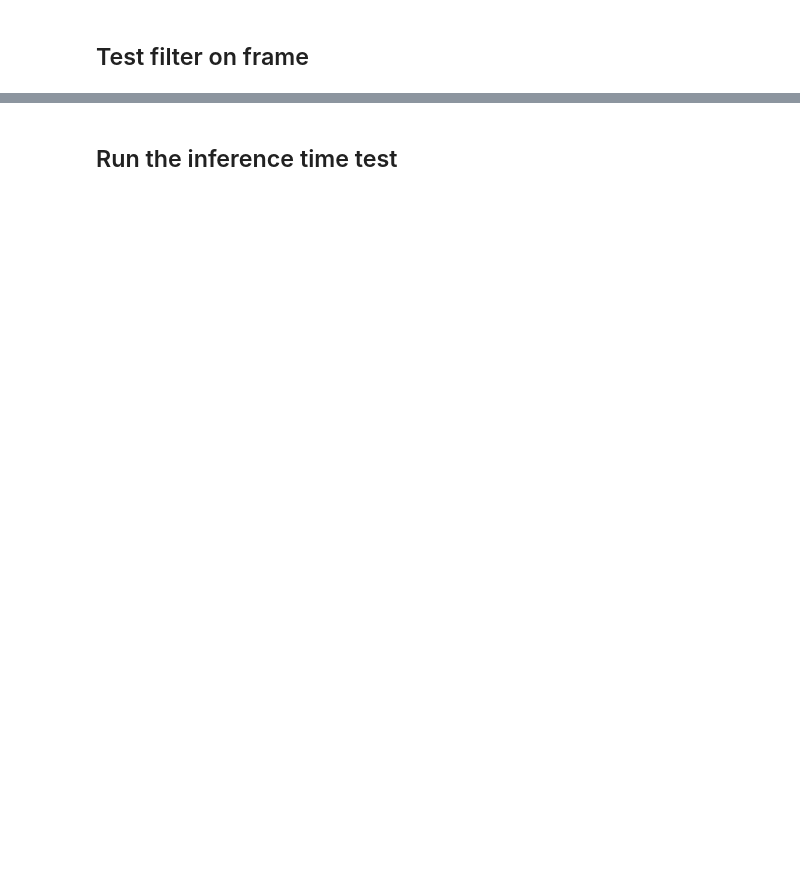
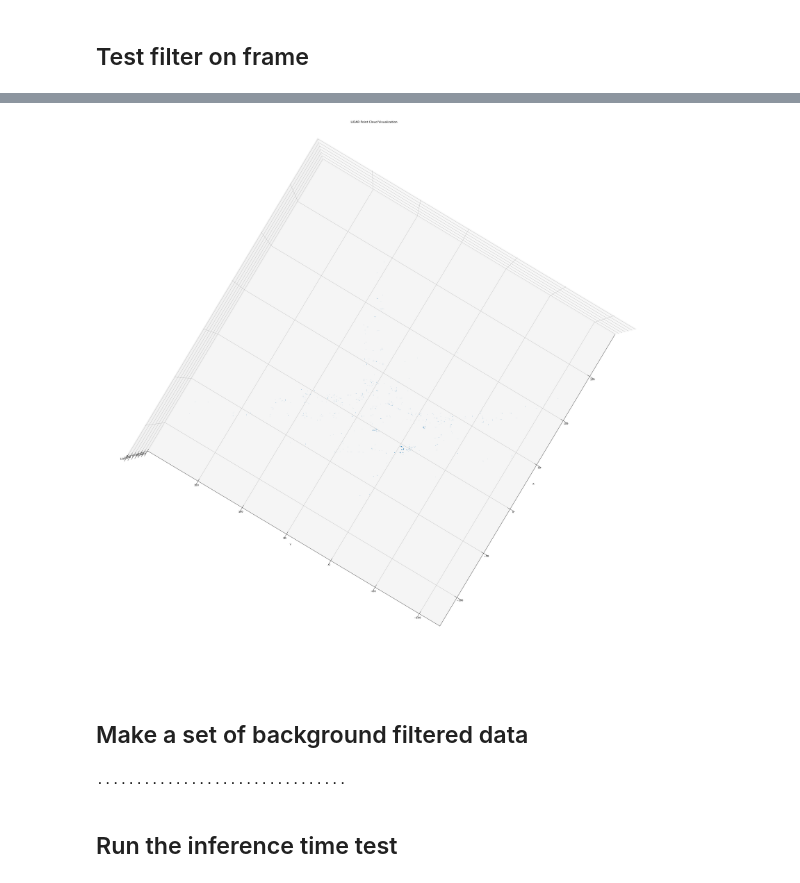
Before and after one commit to CalTransProject/3D-Vehicle-Detection-PointPillars, a Jupyter notebook: server_scripts/filter_time_tests_pcap.ipynb, the cells around one changed output, grey strips where cells are left out. Saved outputs shown, nothing was run; the diff lists cells and outputs as text; code cells hidden in the pictures; blank space fills up the shorter version.

Commit message:
Test new filter

```diff
--- a/server_scripts/filter_time_tests_pcap.ipynb
+++ b/server_scripts/filter_time_tests_pcap.ipynb
@@ -703,0 +731,23 @@ plt.show()
+# %%
+def filter_frame(frame):
+    filtered_frame = []
+    # For each point in that frame
+    for point in frame:
+    #     print(point)
+        laser_id = point['laser_id']
+        azimuth_deg = point['azimuth']
+        distance = point['distance']
+        azimuth_idx = int(round(azimuth_deg * 100)) % 36000
+
+        # Find the background distance
+        background_distance = populated_lookup_table[laser_id, azimuth_idx]
+
+        # Compare to distance in map
+        if distance < background_distance - 0.1:
+            # save if the point is closer
+            filtered_frame.append(point)
+
+    # Create a DataFrame from the list of points
+    return pd.DataFrame(filtered_frame, columns=['x', 'y', 'z', 'intensity'])
+# %%
+points_df = filter_frame(test_frames[6])
@@ -703,0 +774,26 @@ plt.show()
+# %%
+# Create a 3D scatter plot
+fig = plt.figure(figsize=(40, 40))
+ax = fig.add_subplot(111, projection='3d')
+
+# Plot a subset if there are too many points
+idx = np.random.choice(len(x_valid), size=100000, replace=False)
+ax.scatter(points_df['x'], points_df['y'], points_df['z'], s=0.1, marker=',')
+# ax.scatter(x_valid, y_valid, z_valid, s=0.1)  # Adjust 's' for point size
+
+ax.set_xlabel('X')
+ax.set_ylabel('Y')
+ax.set_zlabel('Z')
+plt.title('LiDAR Point Cloud Visualization')
+
+# Adjust the view angle if needed
+ax.view_init(elev=90, azim=210)
+
+# Fix aspect ratio
+set_axes_equal(ax)
+
+plt.show()
+# %% [output]
+[figure, added]
+# %% [markdown]
+## Make a set of background filtered data
@@ -704,2 +815,25 @@ plt.show()
+# %%
+# For each file in the eval dataset
+unfiltered_dir = Path(unfiltered_directory)
+filtered_dir = Path(filtered_directory)
+
+# For each frame
+for index, frame in enumerate(test_frames[1:-1]):
+    print('.', end='')
+    # Make an unfiltered and filtered path and
+    file_name = str(index + 1) + '.bin'
+    file_name = file_name.rjust(10, '0')
+
+    unfiltered_frame_df = pd.DataFrame(frame)[['x', 'y', 'z', 'intensity']]
+    unfiltered_path = Path(unfiltered_directory, file_name)
+    filtered_path = Path(filtered_directory, file_name)
+    # Filter the frame
+    filtered_frame = filter_frame(frame)
+
+    # save the filtered frame
+    save_as_binary(unfiltered_frame_df, unfiltered_path)
+    save_as_binary(filtered_frame, filtered_path)
+# %% [output]
+................................
 # %% [markdown]
 ## Run the inference time test
```
Also changed, not shown: parts of 20 cells of this notebook, 3 other files.
